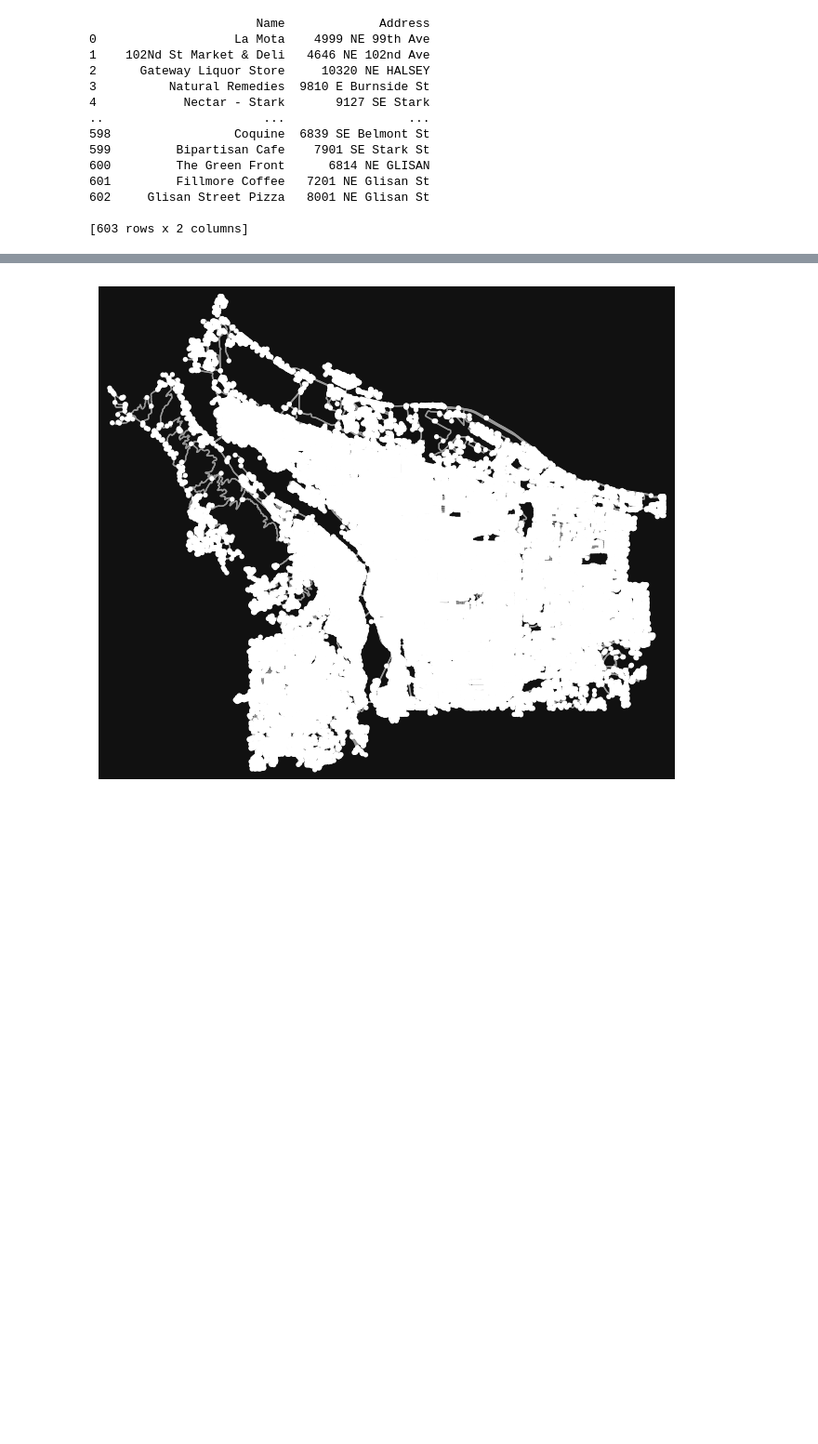
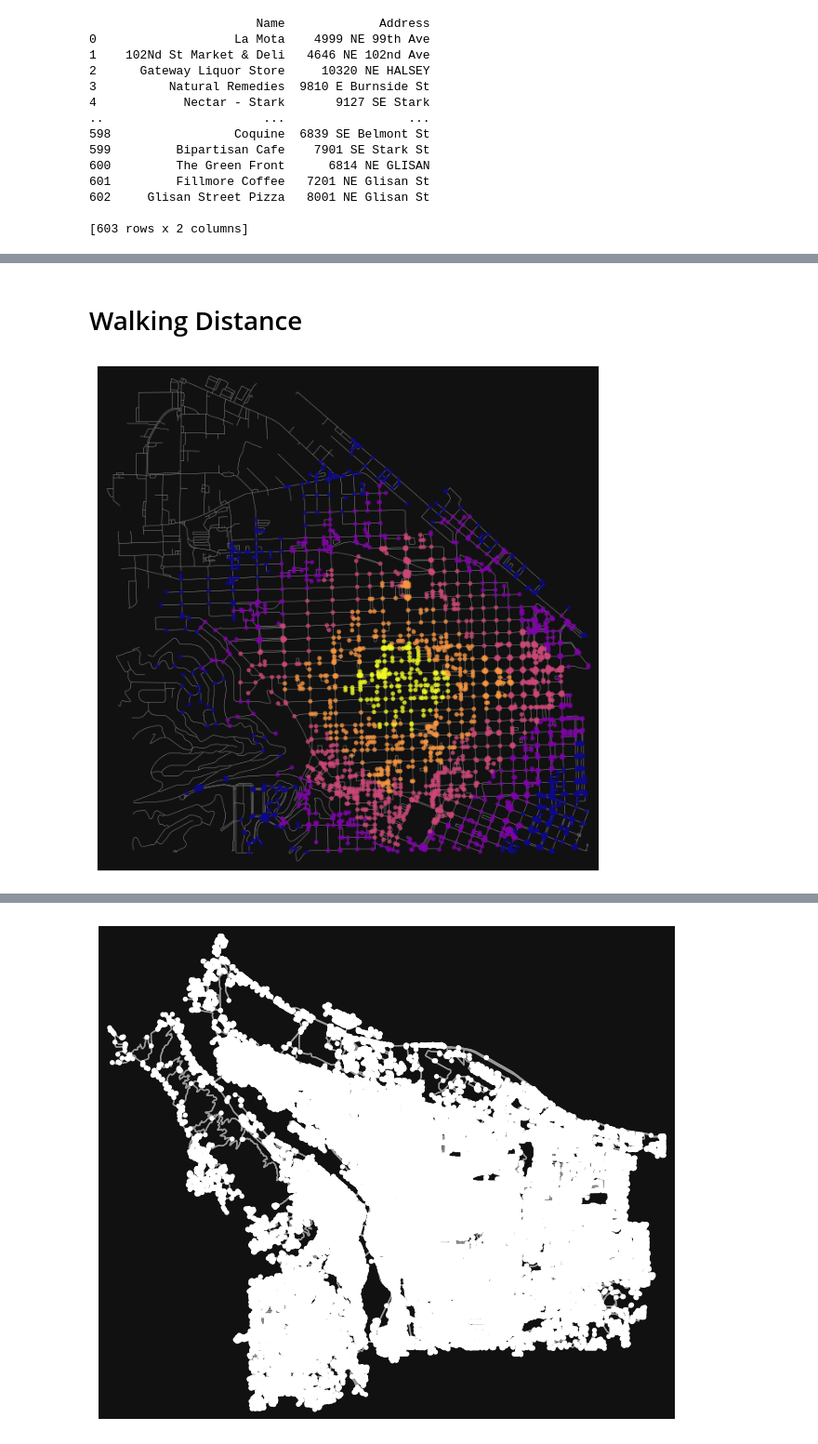
Before and after one commit to idellinger/WW_Project, a Jupyter notebook: WW_box_locations.ipynb, the cells around one changed output, grey strips where cells are left out. Shown at 93% size. Cells and saved outputs as stored; diff of their text form; code cells hidden in the pictures; blank space fills up the shorter version.

```diff
--- a/WW_box_locations.ipynb
+++ b/WW_box_locations.ipynb
@@ -209,0 +312,12 @@ fig, ax = ox.plot_graph(portland_base)
+# %% [markdown]
+# Walking Distance
+# %%
+
+trip_times = [5, 10, 15, 20, 25]  # in minutes
+
+ww_hq_base_walk = ox.graph_from_point(ww_hq_coord, dist= 1500, network_type="walk")
+# %%
+gdf_nodes = ox.graph_to_gdfs(ww_hq_base_walk, edges=False)
+x, y = gdf_nodes["geometry"].unary_union.centroid.xy
+center_node = ox.distance.nearest_nodes(ww_hq_base_walk, x[0], y[0])
+ww_hq_base_walk = ox.project_graph(ww_hq_base_walk)
@@ -209,0 +330,21 @@ fig, ax = ox.plot_graph(portland_base)
+# %%
+iso_colors = ox.plot.get_colors(n=len(trip_times), cmap="plasma", start=0, return_hex=True)
+# %%
+# color the nodes according to isochrone then plot the street network
+node_colors = {}
+for trip_time, color in zip(sorted(trip_times, reverse=True), iso_colors):
+    subgraph = nx.ego_graph(ww_hq_base_walk, center_node, radius=trip_time, distance="time")
+    for node in subgraph.nodes():
+        node_colors[node] = color
+nc = [node_colors[node] if node in node_colors else "none" for node in G.nodes()]
+ns = [15 if node in node_colors else 0 for node in ww_hq_base_walk.nodes()]
+fig, ax = ox.plot_graph(
+    ww_hq_base_walk,
+    node_color=nc,
+    node_size=ns,
+    node_alpha=0.8,
+    edge_linewidth=0.2,
+    edge_color="#999999",
+)
+# %% [output]
+[figure, added]
```
Also changed, not shown: parts of 14 cells of this notebook, 4 other files.
